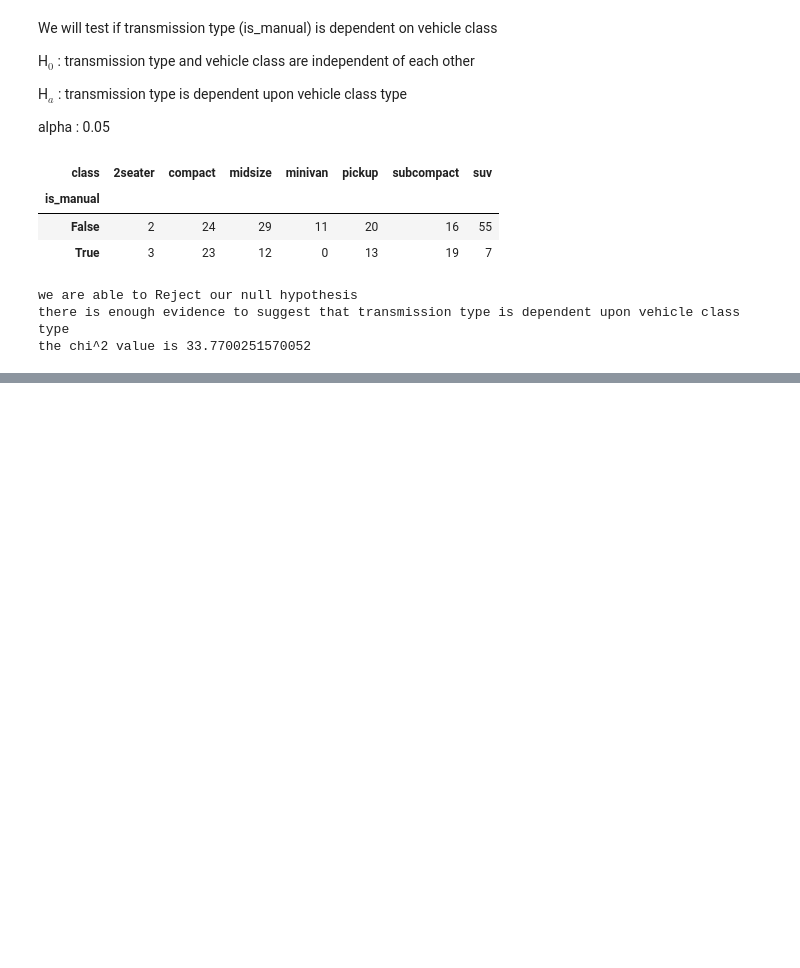
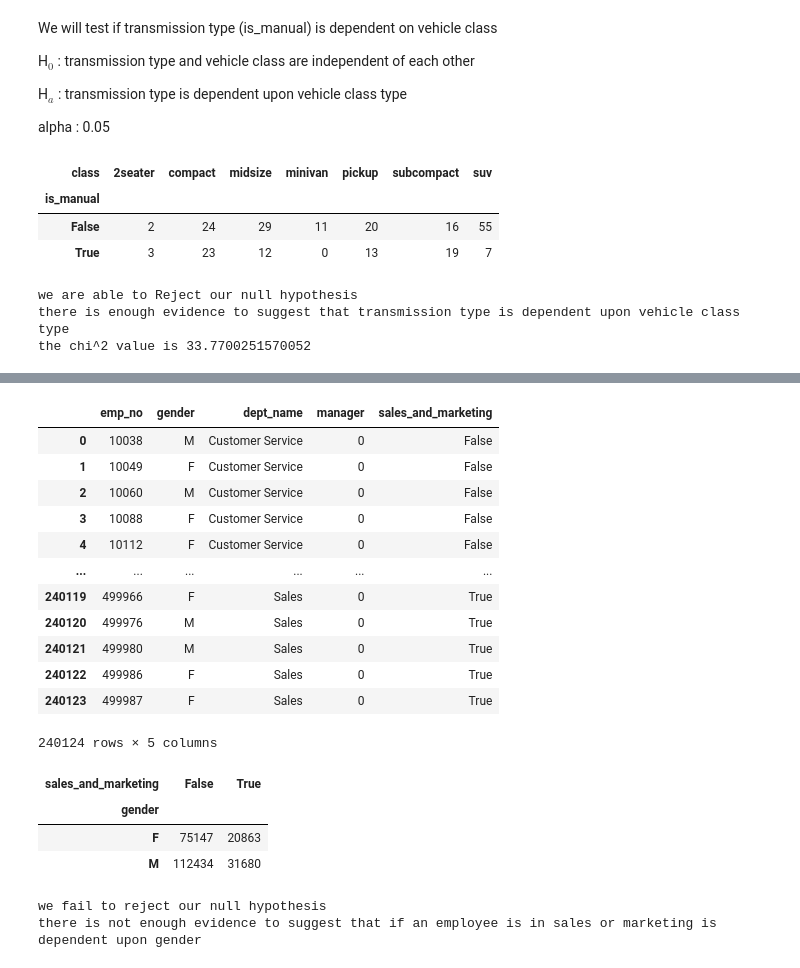
Before and after one commit to Adam-Harris87/statistics-exercises, a Jupyter notebook: hypothesis_testing.ipynb, the cells around one changed output, grey strips where cells are left out. Saved outputs shown, nothing was run; the diff lists cells and outputs as text; code cells hidden in the pictures; blank space fills up the shorter version.

```diff
--- a/hypothesis_testing.ipynb
+++ b/hypothesis_testing.ipynb
@@ -888,0 +934,20 @@ the chi^2 value is 33.7700251570052
+# %%
+connection = env.get_db_url('employees')
+query = '''
+SELECT
+	emp_no,
+    gender,
+    dept_name,
+    IF (e.emp_no IN (
+		SELECT dm.emp_no
+		FROM dept_manager as dm), TRUE, FALSE) as manager
+FROM employees as e
+	LEFT JOIN dept_emp de
+		USING (emp_no)
+	JOIN departments
+		USING (dept_no)
+	LEFT JOIN dept_manager as dm
+		USING (emp_no)
+WHERE de.to_date > now();
+'''
+employees_gender = pd.read_sql(query, connection)
@@ -888,0 +971,4 @@ the chi^2 value is 33.7700251570052
+# %%
+employees_gender['sales_and_marketing'] = \
+    (employees_gender.dept_name == 'Sales')\
+    | (employees_gender.dept_name == 'Marketing')
@@ -888,0 +977,24 @@ the chi^2 value is 33.7700251570052
+# %%
+employees_gender
+# %% [output]
+|  | emp_no | gender | dept_name | manager | sales_and_marketing |
+| 0 | 10038 | M | Customer Service | 0 | False |
+| 1 | 10049 | F | Customer Service | 0 | False |
+| 2 | 10060 | M | Customer Service | 0 | False |
+| 3 | 10088 | F | Customer Service | 0 | False |
+| 4 | 10112 | F | Customer Service | 0 | False |
+| ... | ... | ... | ... | ... | ... |
+| 240119 | 499966 | F | Sales | 0 | True |
+| 240120 | 499976 | M | Sales | 0 | True |
+| 240121 | 499980 | M | Sales | 0 | True |
+| 240122 | 499986 | F | Sales | 0 | True |
+| 240123 | 499987 | F | Sales | 0 | True |
+240124 rows × 5 columns
+# %%
+cross = pd.crosstab(employees_gender.gender, employees_gender.sales_and_marketing)
+cross
+# %% [output]
+| sales_and_marketing | False | True |
+| gender |  |  |
+| F | 75147 | 20863 |
+| M | 112434 | 31680 |
@@ -888,0 +1003,13 @@ the chi^2 value is 33.7700251570052
+# %%
+if p < α:
+    print('we are able to Reject our null hypothesis')
+    print('there is enough evidence to suggest that if an employee is in sales\
+ or marketing is dependent upon gender')
+    print(f'the chi^2 value is {chi2}')
+else:
+    print('we fail to reject our null hypothesis')
+    print('there is not enough evidence to suggest that if an employee is in sales\
+ or marketing is dependent upon gender')
+# %% [output]
+we fail to reject our null hypothesis
+there is not enough evidence to suggest that if an employee is in sales or marketing is dependent upon gender
```
Also changed, not shown: parts of 28 cells of this notebook, 2 other files.
